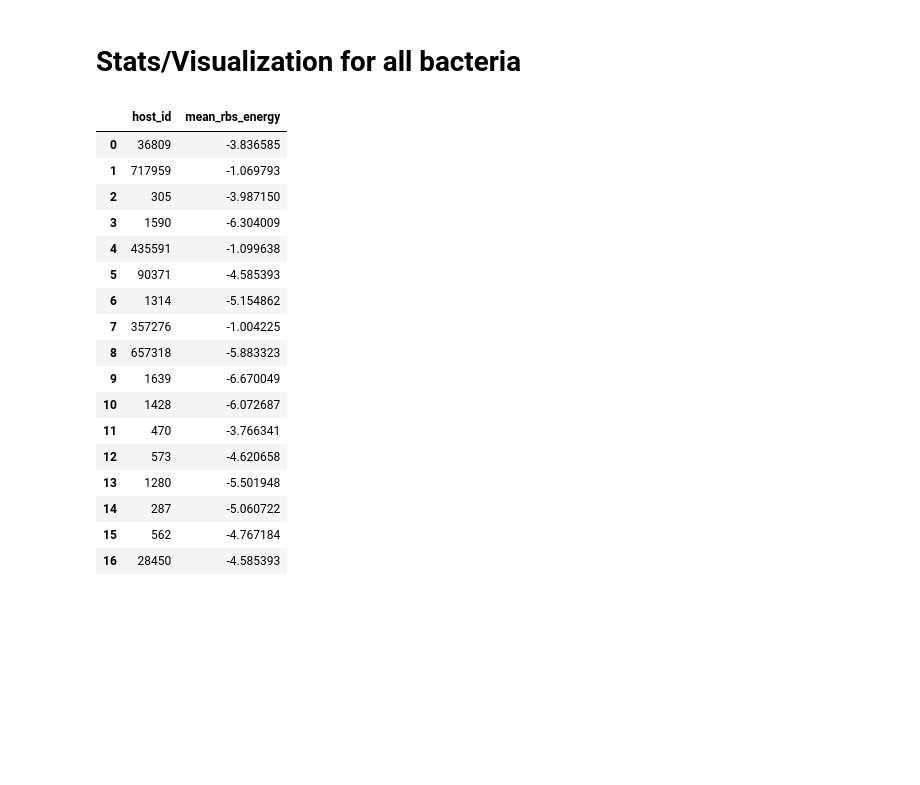
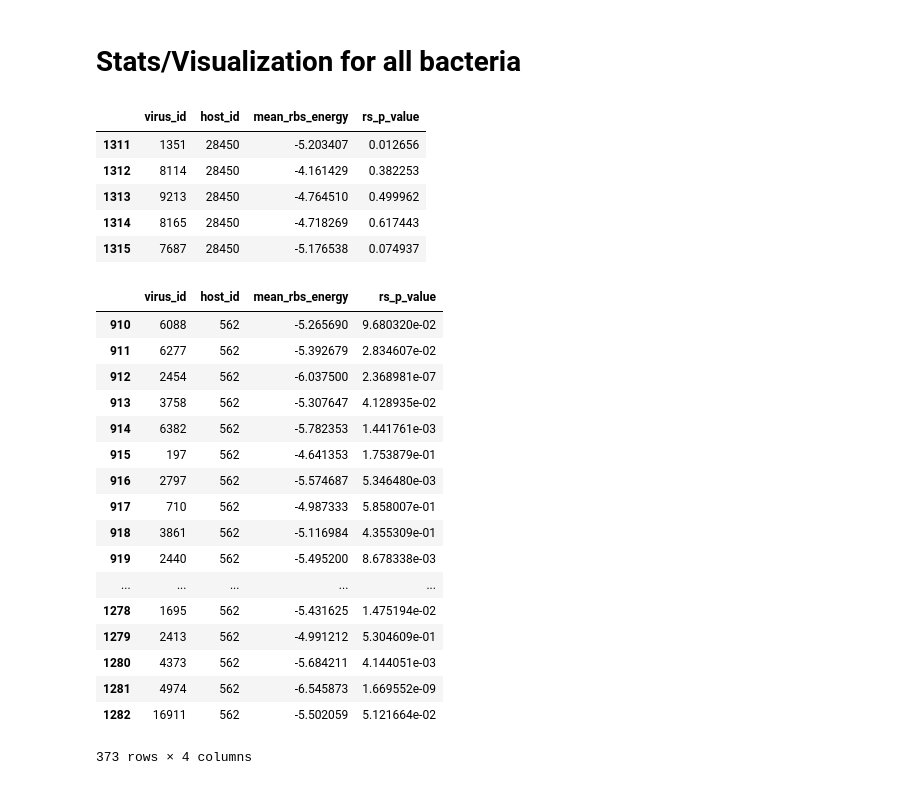
Before and after one commit to dcweaver/phage-translation, a Jupyter notebook: Code/initial_analysis.ipynb, the cells around one changed output. Saved outputs shown, nothing was run; the diff lists cells and outputs as text; code cells hidden in the pictures; blank space fills up the shorter version.

```diff
--- a/Code/initial_analysis.ipynb
+++ b/Code/initial_analysis.ipynb
@@ -159,24 +189,12 @@ stats.combine_pvalues(p_values)
 all_hosts = pd.read_csv('../Data/compiled_tsvs/all_hosts.tsv', sep = '\t', index_col = 0)
 all_viruses = pd.read_csv('../Data/compiled_tsvs/all_viruses.tsv', sep = '\t', index_col = 0)
 # %%
-all_hosts
-#all_viruses
+all_hosts.head()
+all_viruses.tail()
 # %% [output]
-|  | host_id | mean_rbs_energy |
-| 0 | 36809 | -3.836585 |
-| 1 | 717959 | -1.069793 |
-| 2 | 305 | -3.987150 |
-| 3 | 1590 | -6.304009 |
-| 4 | 435591 | -1.099638 |
-| 5 | 90371 | -4.585393 |
-| 6 | 1314 | -5.154862 |
-| 7 | 357276 | -1.004225 |
-| 8 | 657318 | -5.883323 |
-| 9 | 1639 | -6.670049 |
-| 10 | 1428 | -6.072687 |
-| 11 | 470 | -3.766341 |
-| 12 | 573 | -4.620658 |
-| 13 | 1280 | -5.501948 |
-| 14 | 287 | -5.060722 |
-| 15 | 562 | -4.767184 |
-| 16 | 28450 | -4.585393 |
+|  | virus_id | host_id | mean_rbs_energy | rs_p_value |
+| 1311 | 1351 | 28450 | -5.203407 | 0.012656 |
+| 1312 | 8114 | 28450 | -4.161429 | 0.382253 |
+| 1313 | 9213 | 28450 | -4.764510 | 0.499962 |
+| 1314 | 8165 | 28450 | -4.718269 | 0.617443 |
+| 1315 | 7687 | 28450 | -5.176538 | 0.074937 |
@@ -182,0 +203,23 @@ all_hosts
+# %%
+id_562 = all_viruses['host_id'] == 562
+id_562 = all_viruses[id_562]
+id_562
+# %% [output]
+|  | virus_id | host_id | mean_rbs_energy | rs_p_value |
+| 910 | 6088 | 562 | -5.265690 | 9.680320e-02 |
+| 911 | 6277 | 562 | -5.392679 | 2.834607e-02 |
+| 912 | 2454 | 562 | -6.037500 | 2.368981e-07 |
+| 913 | 3758 | 562 | -5.307647 | 4.128935e-02 |
+| 914 | 6382 | 562 | -5.782353 | 1.441761e-03 |
+| 915 | 197 | 562 | -4.641353 | 1.753879e-01 |
+| 916 | 2797 | 562 | -5.574687 | 5.346480e-03 |
+| 917 | 710 | 562 | -4.987333 | 5.858007e-01 |
+| 918 | 3861 | 562 | -5.116984 | 4.355309e-01 |
+| 919 | 2440 | 562 | -5.495200 | 8.678338e-03 |
+| ... | ... | ... | ... | ... |
+| 1278 | 1695 | 562 | -5.431625 | 1.475194e-02 |
+| 1279 | 2413 | 562 | -4.991212 | 5.304609e-01 |
+| 1280 | 4373 | 562 | -5.684211 | 4.144051e-03 |
+| 1281 | 4974 | 562 | -6.545873 | 1.669552e-09 |
+| 1282 | 16911 | 562 | -5.502059 | 5.121664e-02 |
+373 rows × 4 columns
```
Also changed, not shown: parts of 7 cells of this notebook.
